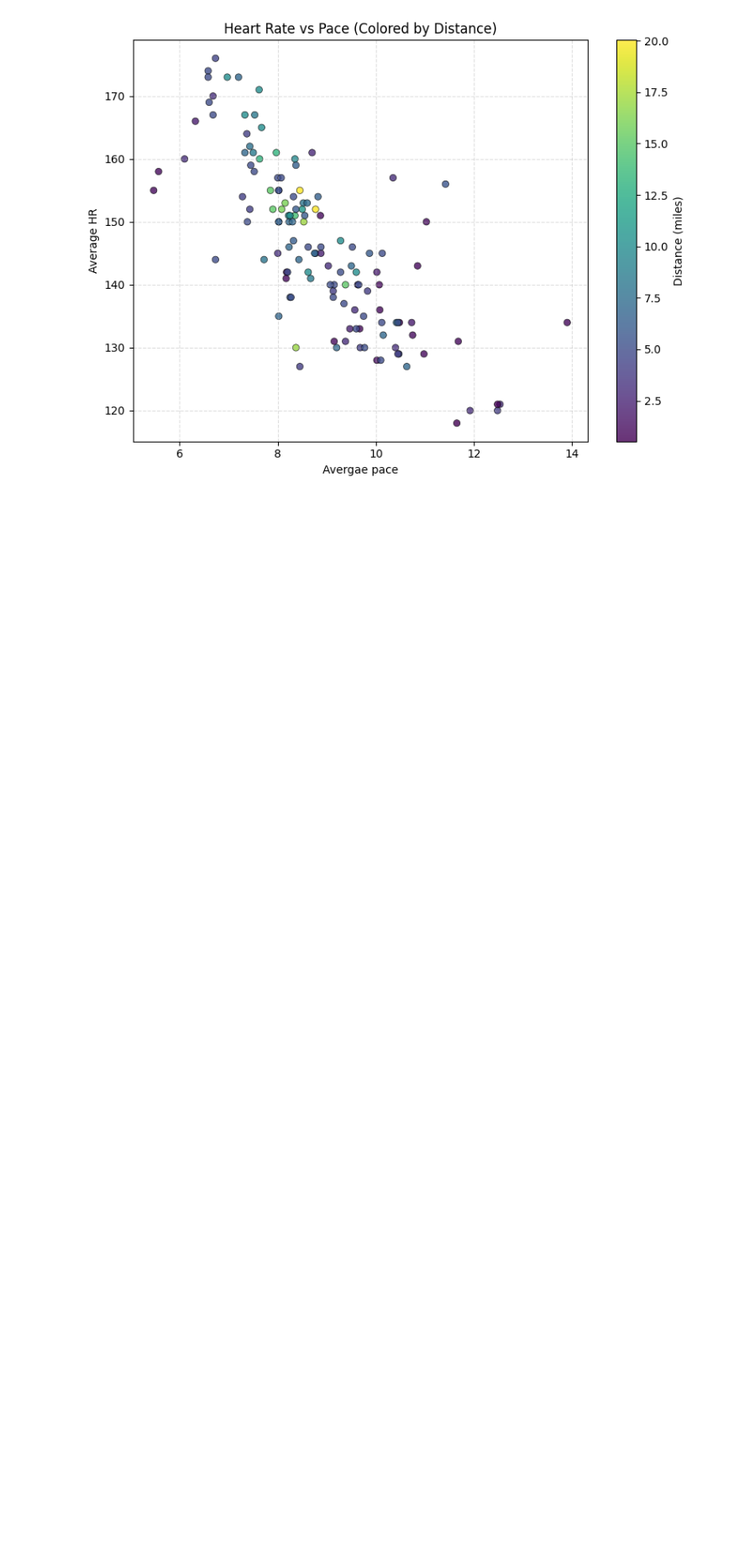
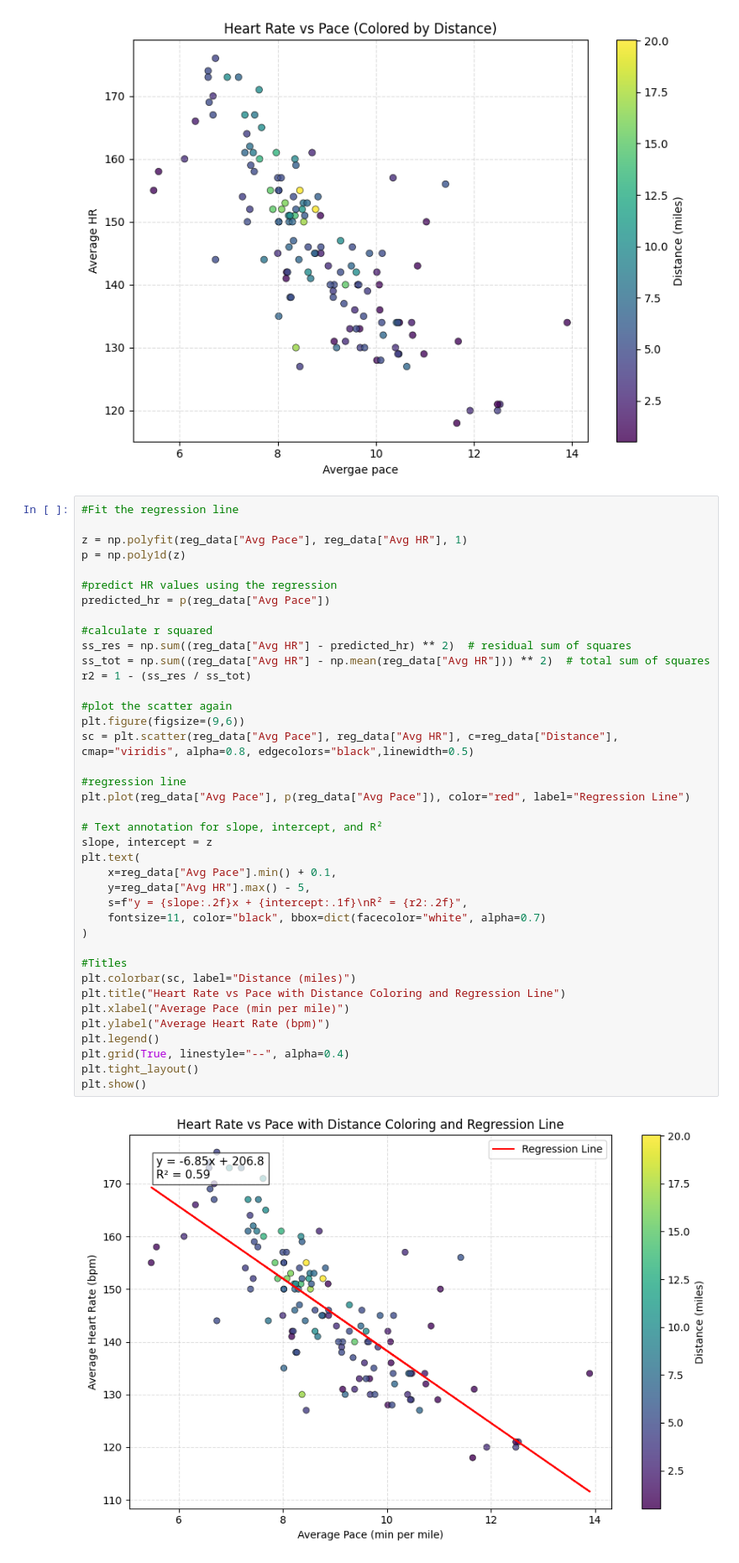
Before and after one commit to JakeBowen2005/Working_With_Garmin_Data, a Jupyter notebook: scatter_linearregression.ipynb, the cells around one changed output. Shown at 84% size. Cells and saved outputs as stored; diff of their text form; blank space fills up the shorter version.

Commit message:
Made regression line with the scatterplot and added text

```diff
--- a/scatter_linearregression.ipynb
+++ b/scatter_linearregression.ipynb
@@ -147,3 +147,44 @@ plt.tight_layout()
 plt.show()
 # %% [output]
 [figure]
+# %%
+#Fit the regression line
+
+z = np.polyfit(reg_data["Avg Pace"], reg_data["Avg HR"], 1)
+p = np.poly1d(z)
+
+#predict HR values using the regression
+predicted_hr = p(reg_data["Avg Pace"])
+
+#calculate r squared
+ss_res = np.sum((reg_data["Avg HR"] - predicted_hr) ** 2)  # residual sum of squares
+ss_tot = np.sum((reg_data["Avg HR"] - np.mean(reg_data["Avg HR"])) ** 2)  # total sum of squares
+r2 = 1 - (ss_res / ss_tot)
+
+#plot the scatter again
+plt.figure(figsize=(9,6))
+sc = plt.scatter(reg_data["Avg Pace"], reg_data["Avg HR"], c=reg_data["Distance"], cmap="viridis", alpha=0.8, edgecolors="black",linewidth=0.5)
+
+#regression line
+plt.plot(reg_data["Avg Pace"], p(reg_data["Avg Pace"]), color="red", label="Regression Line")
+
+# Text annotation for slope, intercept, and R²
+slope, intercept = z
+plt.text(
+    x=reg_data["Avg Pace"].min() + 0.1,
+    y=reg_data["Avg HR"].max() - 5,
+    s=f"y = {slope:.2f}x + {intercept:.1f}\nR² = {r2:.2f}",
+    fontsize=11, color="black", bbox=dict(facecolor="white", alpha=0.7)
+)
+
+#Titles
+plt.colorbar(sc, label="Distance (miles)")
+plt.title("Heart Rate vs Pace with Distance Coloring and Regression Line")
+plt.xlabel("Average Pace (min per mile)")
+plt.ylabel("Average Heart Rate (bpm)")
+plt.legend()
+plt.grid(True, linestyle="--", alpha=0.4)
+plt.tight_layout()
+plt.show()
+# %% [output]
+[figure, added]
```
